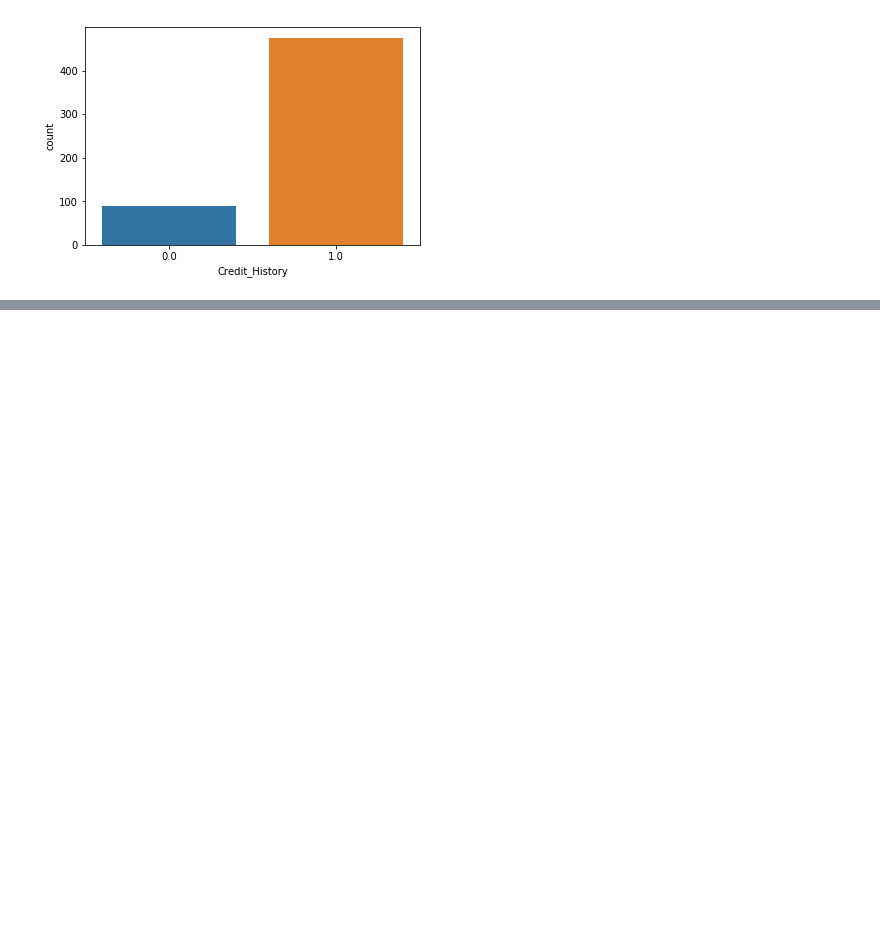
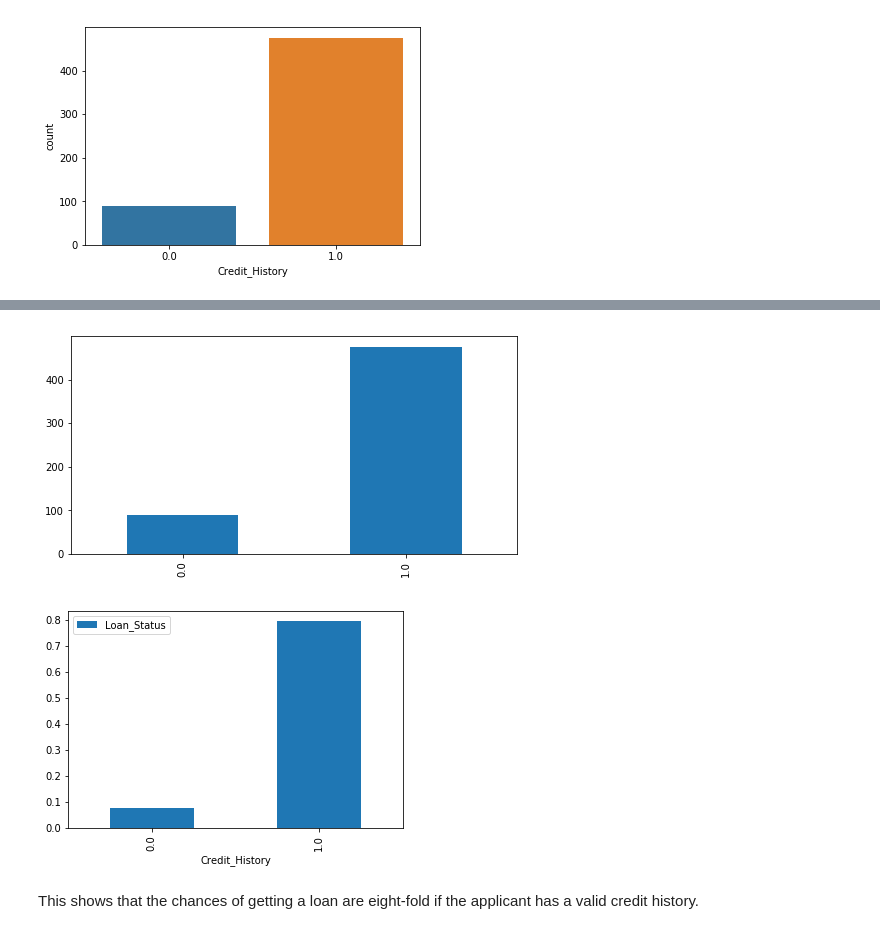
Before and after one commit to arunnitk/Data-science, a Jupyter notebook: Loan Prediction.ipynb, the cells around one changed output, grey strips where cells are left out. Saved outputs shown, nothing was run; the diff lists cells and outputs as text; code cells hidden in the pictures; blank space fills up the shorter version.

```diff
--- a/Loan Prediction.ipynb
+++ b/Loan Prediction.ipynb
@@ -126,0 +166,2 @@ plt.show()
+# %%
+temp2 = train.pivot_table(values='Loan_Status',index=['Credit_History'],aggfunc=lambda x: x.map({'Y':1,'N':0}).mean())
@@ -126,0 +197,22 @@ plt.show()
+# %%
+import matplotlib.pyplot as plt
+fig = plt.figure(figsize=(8,4))
+#ax1 = fig.add_subplot(121)
+temp1.plot(kind='bar')
+ax1.set_xlabel('Credit_History')
+ax1.set_ylabel('Count of Applicants')
+ax1.set_title("Applicants by Credit_History")
+
+
+#ax2 = fig.add_subplot(122)
+temp2.plot(kind = 'bar')
+ax2.set_xlabel('Credit_History')
+ax2.set_ylabel('Probability of getting loan')
+ax2.set_title("Probability of getting loan by credit history")
+plt.show()
+%matplotlib inline
+# %% [output]
+[figure, added]
+[figure, added]
+# %% [markdown]
+This shows that the chances of getting a loan are eight-fold if the applicant has a valid credit history.
```
Also changed, not shown: parts of 10 cells of this notebook.
